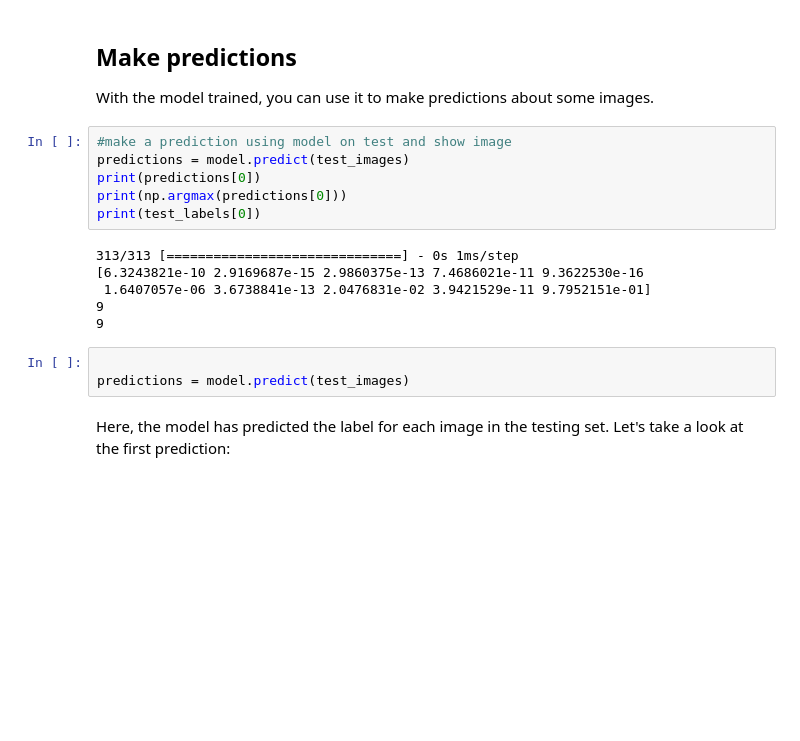
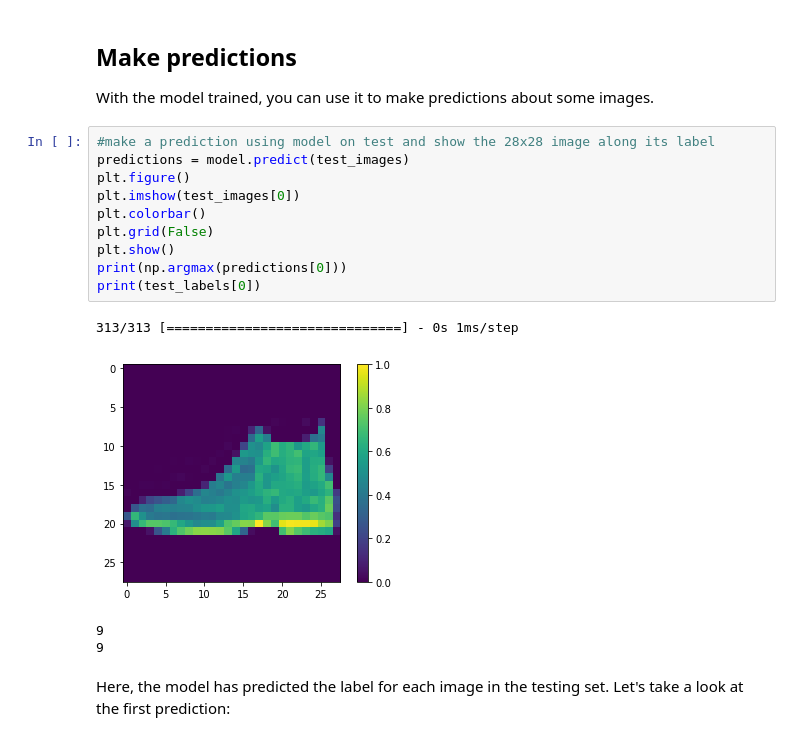
Before and after one commit to callysthenes/python_deep_learning_mbd, a Jupyter notebook: 2022_DNN_BasicImageClassification_template_pedrov.ipynb, the cells around one changed output. Saved outputs shown, nothing was run; the diff lists cells and outputs as text; blank space fills up the shorter version.

```diff
--- a/2022_DNN_BasicImageClassification_template_pedrov.ipynb
+++ b/2022_DNN_BasicImageClassification_template_pedrov.ipynb
@@ -482,20 +482,20 @@ It turns out that the accuracy on the test dataset is a little less than the acc
 
 With the model trained, you can use it to make predictions about some images.
 # %%
-#make a prediction using model on test and show image
+#make a prediction using model on test and show the 28x28 image along its label
 predictions = model.predict(test_images)
-print(predictions[0])
+plt.figure()
+plt.imshow(test_images[0])
+plt.colorbar()
+plt.grid(False)
+plt.show()
 print(np.argmax(predictions[0]))
 print(test_labels[0])
 # %% [output]
 313/313 [==============================] - 0s 1ms/step
-[6.3243821e-10 2.9169687e-15 2.9860375e-13 7.4686021e-11 9.3622530e-16
- 1.6407057e-06 3.6738841e-13 2.0476831e-02 3.9421529e-11 9.7952151e-01]
-9
-9
+[figure, added]
+9
+9
-# %%
-
-predictions = model.predict(test_images)
 # %% [markdown]
 Here, the model has predicted the label for each image in the testing set. Let's take a look at the first prediction:
 # %%
```
Also changed, not shown: parts of 11 cells of this notebook.
